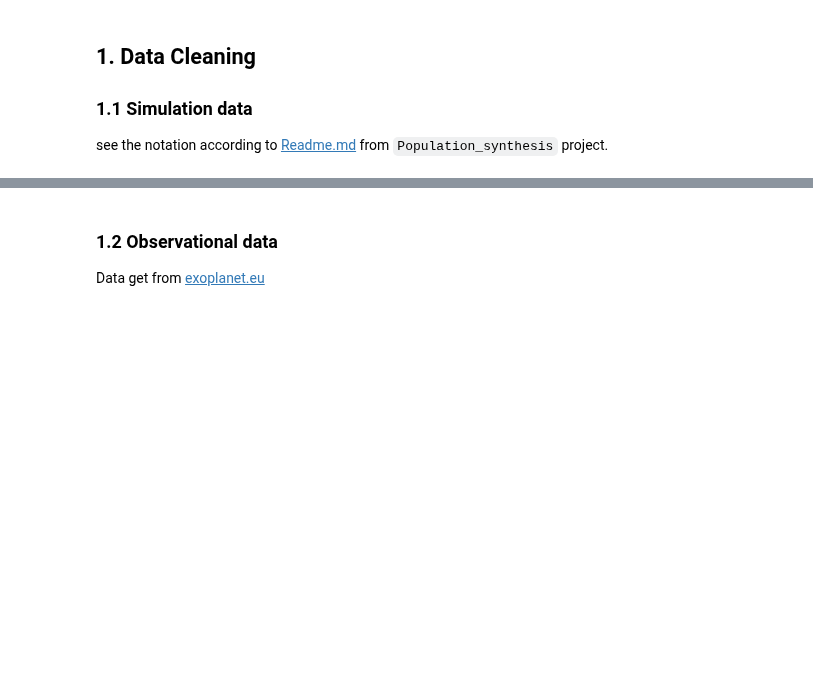
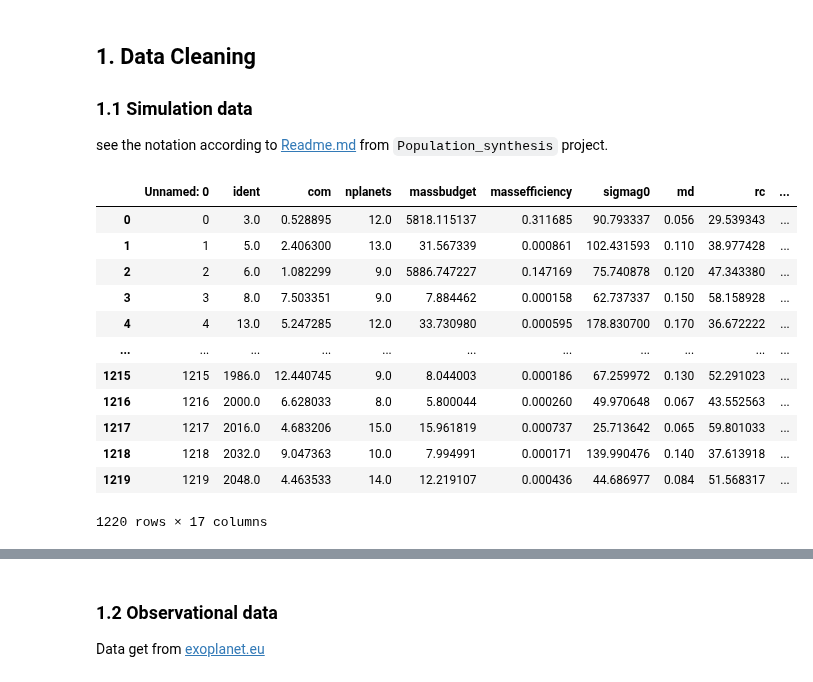
Before and after one commit to fjbautistas/kde_example, a Jupyter notebook: Marginal_Distributions.ipynb, the cells around one changed output, grey strips where cells are left out. Drawn from its saved outputs; the diff is of its cells as text; code cells hidden in the pictures; blank space fills up the shorter version.

```diff
--- a/Marginal_Distributions.ipynb
+++ b/Marginal_Distributions.ipynb
@@ -37,6 +37,22 @@ see the notation according to <a href="https://github.com/saint-germain/populati
 dn=pd.read_csv('data/proc_no_pert.csv',index_col=None); dn["gia"]=dn.ngi>0 #without pertubtations
 dl=pd.read_csv('data/proc_lo_pert.csv',index_col=None); dl["gia"]=dl.ngi>0 #with low pertubtations
 dh=pd.read_csv('data/proc_hi_pert.csv',index_col=None); dh["gia"]=dh.ngi>0 #with high pertubtations
+# %%
+dh
+# %% [output]
+|  | Unnamed: 0 | ident | com | nplanets | massbudget | massefficiency | sigmag0 | md | rc | ... |
+| 0 | 0 | 3.0 | 0.528895 | 12.0 | 5818.115137 | 0.311685 | 90.793337 | 0.056 | 29.539343 | ... |
+| 1 | 1 | 5.0 | 2.406300 | 13.0 | 31.567339 | 0.000861 | 102.431593 | 0.110 | 38.977428 | ... |
+| 2 | 2 | 6.0 | 1.082299 | 9.0 | 5886.747227 | 0.147169 | 75.740878 | 0.120 | 47.343380 | ... |
+| 3 | 3 | 8.0 | 7.503351 | 9.0 | 7.884462 | 0.000158 | 62.737337 | 0.150 | 58.158928 | ... |
+| 4 | 4 | 13.0 | 5.247285 | 12.0 | 33.730980 | 0.000595 | 178.830700 | 0.170 | 36.672222 | ... |
+| ... | ... | ... | ... | ... | ... | ... | ... | ... | ... | ... |
+| 1215 | 1215 | 1986.0 | 12.440745 | 9.0 | 8.044003 | 0.000186 | 67.259972 | 0.130 | 52.291023 | ... |
+| 1216 | 1216 | 2000.0 | 6.628033 | 8.0 | 5.800044 | 0.000260 | 49.970648 | 0.067 | 43.552563 | ... |
+| 1217 | 1217 | 2016.0 | 4.683206 | 15.0 | 15.961819 | 0.000737 | 25.713642 | 0.065 | 59.801033 | ... |
+| 1218 | 1218 | 2032.0 | 9.047363 | 10.0 | 7.994991 | 0.000171 | 139.990476 | 0.140 | 37.613918 | ... |
+| 1219 | 1219 | 2048.0 | 4.463533 | 14.0 | 12.219107 | 0.000436 | 44.686977 | 0.084 | 51.568317 | ... |
+1220 rows × 17 columns
 # %%
 #======================= Simulation variables ========================
 ##Terrestrial: t; giant;g
```
Also changed, not shown: parts of 8 cells of this notebook.
